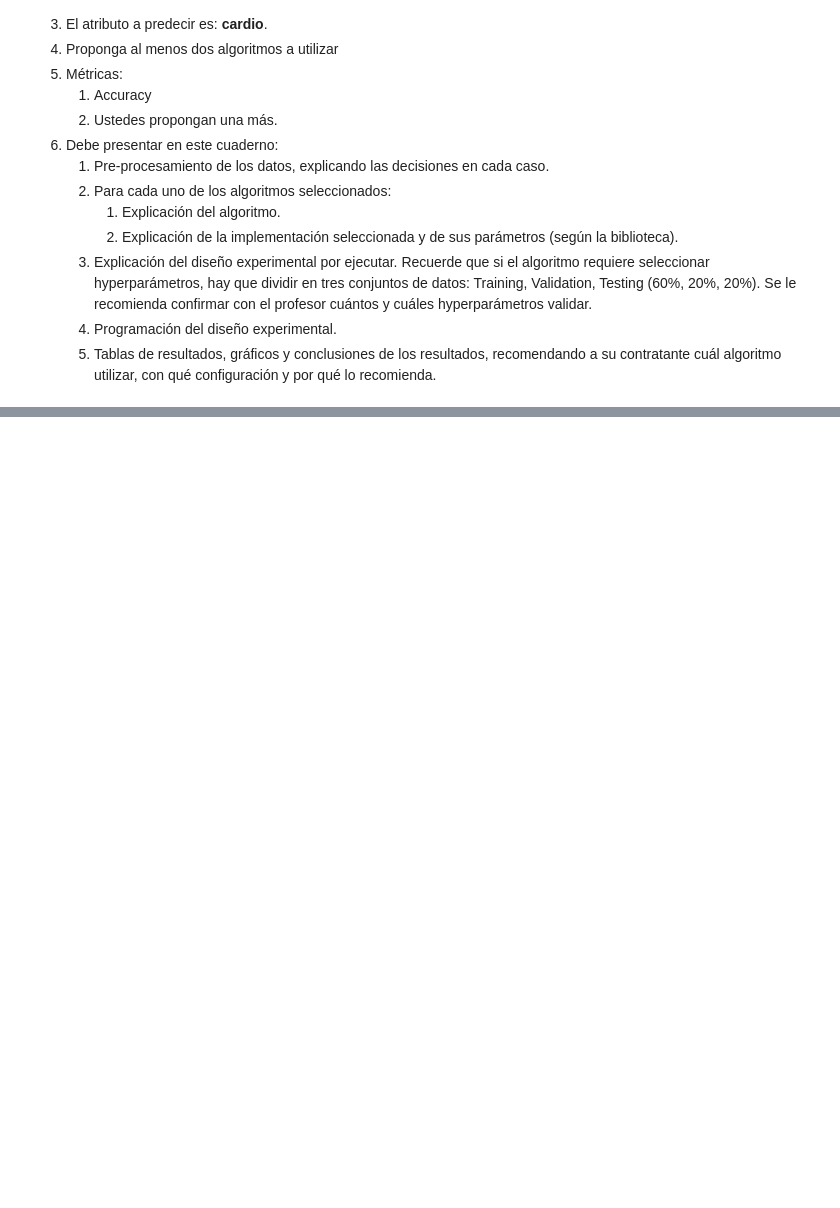
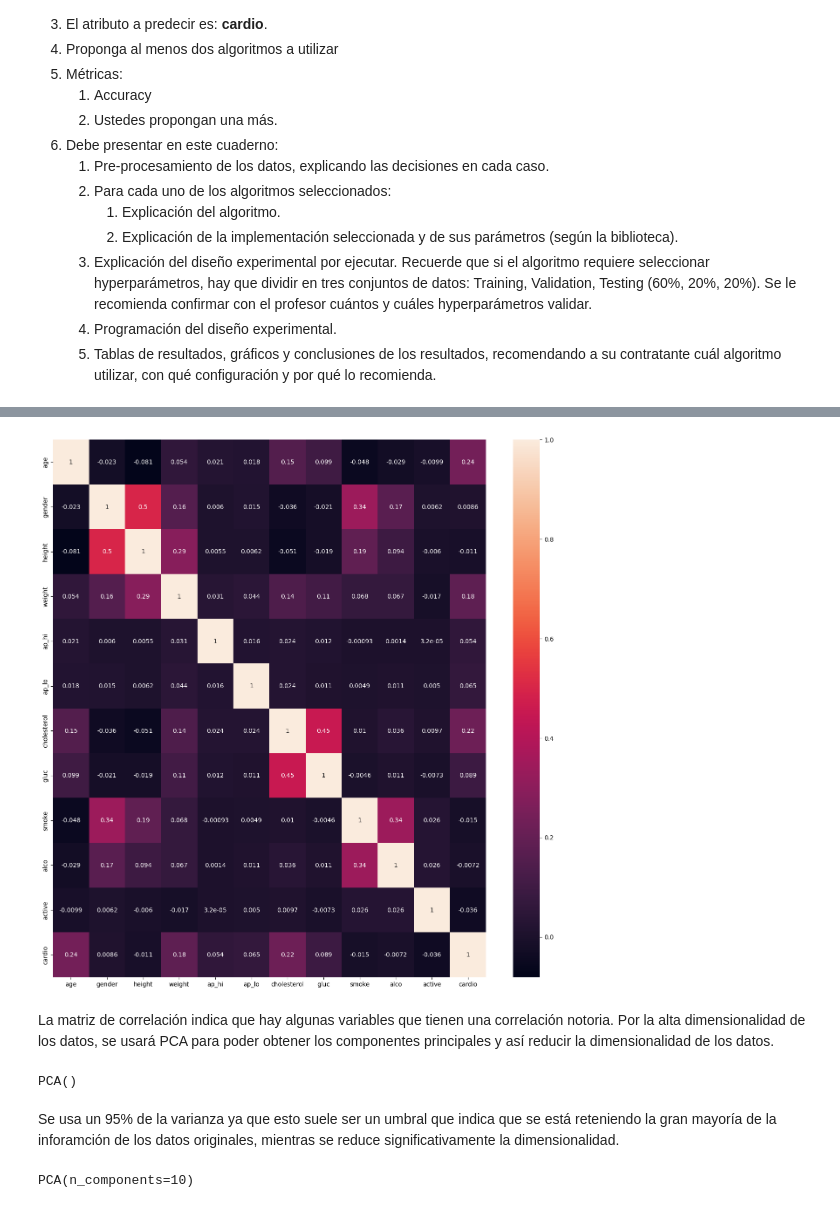
Before and after one commit to IAGR2-S2-2023/TP2_Regresi-n-Clasificaci-n, a Jupyter notebook: 2023-2-Trabajo_Practico_2.ipynb, the cells around one changed output, grey strips where cells are left out. Cells and saved outputs as stored; diff of their text form; code cells hidden in the pictures; blank space fills up the shorter version.

```diff
--- a/2023-2-Trabajo_Practico_2.ipynb
+++ b/2023-2-Trabajo_Practico_2.ipynb
@@ -362,0 +533,11 @@ ___
+# %%
+# get the correlation matrix
+corr_matrix = dataFrame.corr()
+# plotting the correlation matrix
+plt.figure(figsize = (16,16))
+sns.heatmap(corr_matrix, annot = True)
+plt.show()
+# %% [output]
+[figure, added]
+# %% [markdown]
+La matriz de correlación indica que hay algunas variables que tienen una correlación notoria. Por la alta dimensionalidad de los datos, se usará PCA para poder obtener los componentes principales y así reducir la dimensionalidad de los datos.
@@ -362,0 +575,7 @@ ___
+# %%
+pca = PCA()
+pca.fit(scaled_data)
+# %% [output]
+PCA()
+# %% [markdown]
+Se usa un 95% de la varianza ya que esto suele ser un umbral que indica que se está reteniendo la gran mayoría de la inforamción de los datos originales, mientras se reduce significativamente la dimensionalidad.
@@ -362,0 +588,5 @@ ___
+# %%
+pca = PCA(n_components=n_components)
+pca.fit(scaled_data)
+# %% [output]
+PCA(n_components=10)
```
Also changed, not shown: parts of 45 cells of this notebook.
